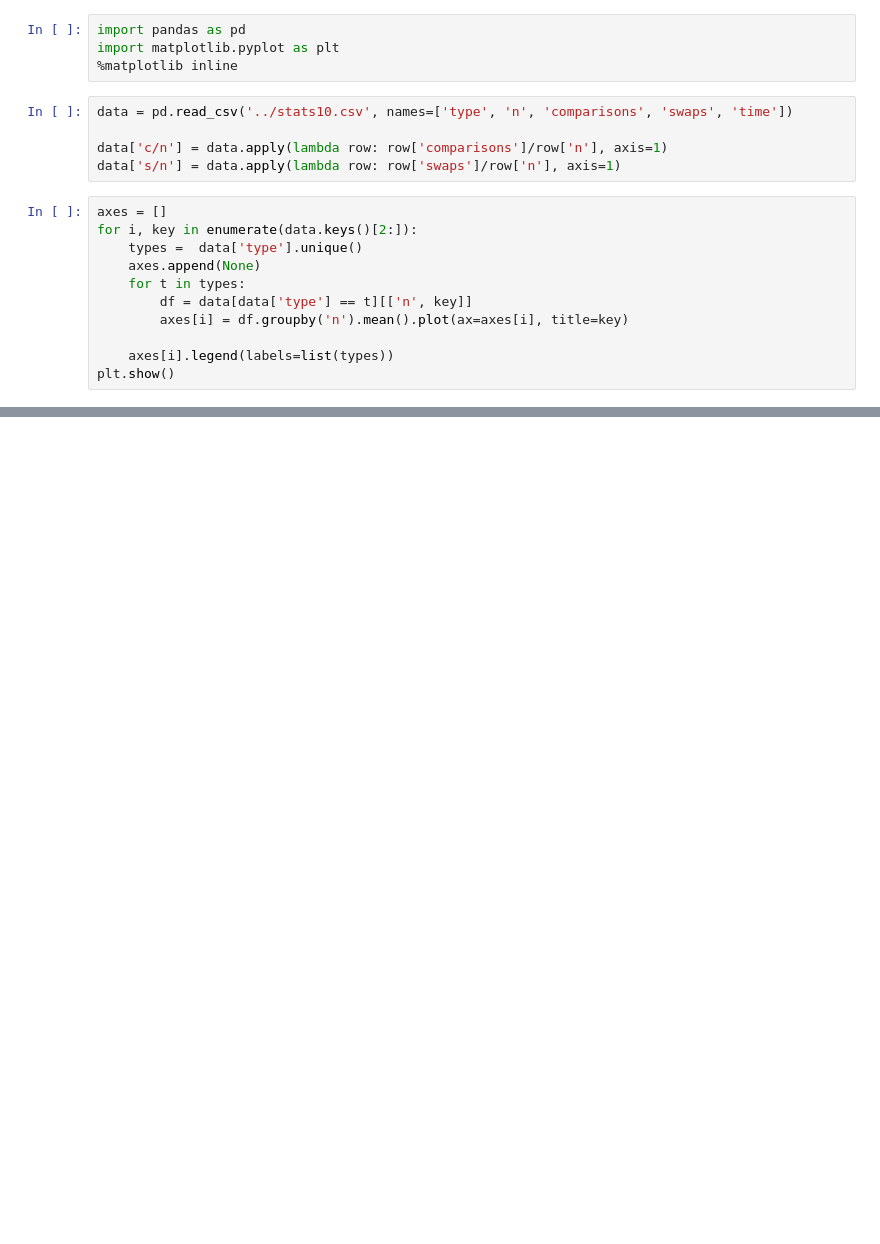
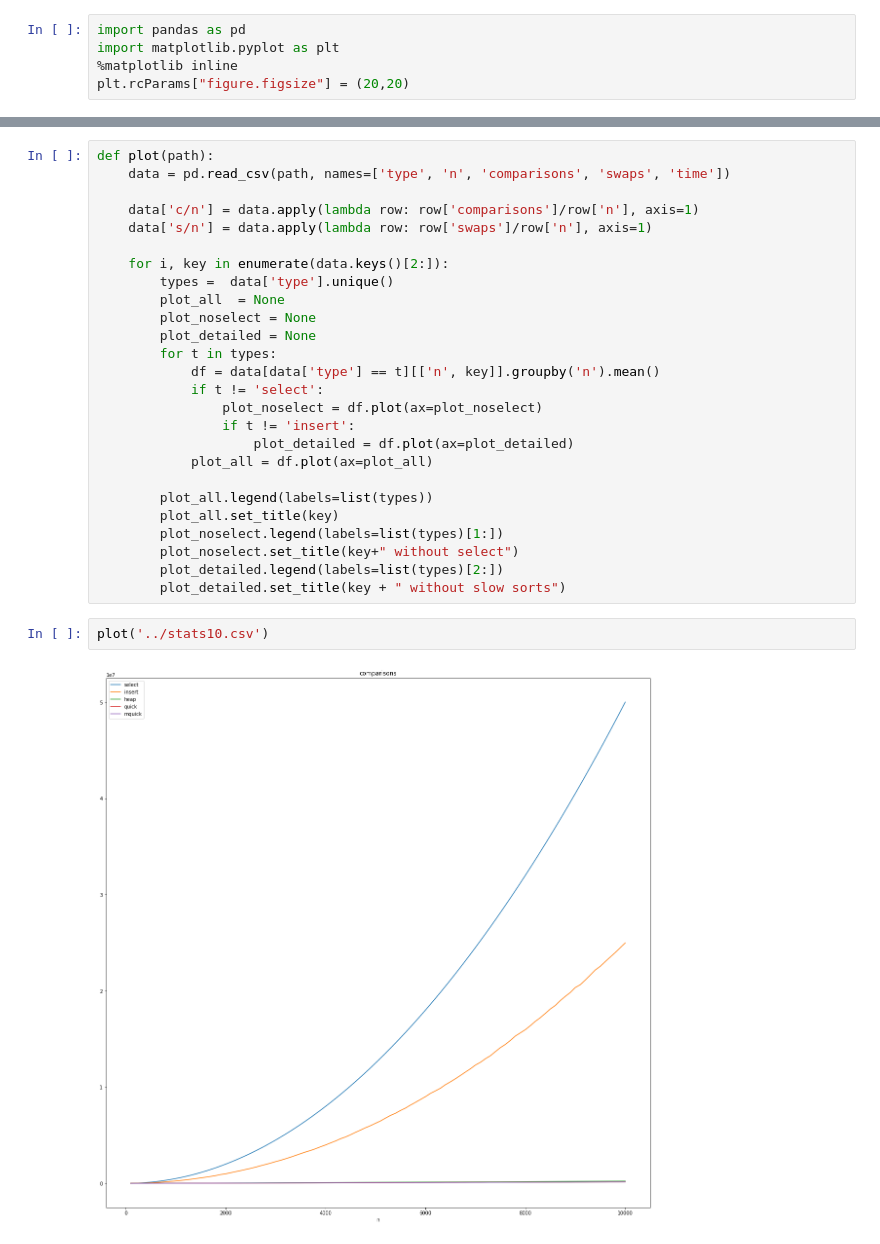
Before and after one commit to pawel-wlk/sorting, a Jupyter notebook: plots/Sorting plots.ipynb, the cells around one changed output, grey strips where cells are left out. Cells and saved outputs as stored; diff of their text form; blank space fills up the shorter version.

Commit message:
improved graphs

```diff
--- a/plots/Sorting plots.ipynb
+++ b/plots/Sorting plots.ipynb
@@ -2,19 +2,4 @@
 import pandas as pd
 import matplotlib.pyplot as plt
 %matplotlib inline
+plt.rcParams["figure.figsize"] = (20,20)
-# %%
-data = pd.read_csv('../stats10.csv', names=['type', 'n', 'comparisons', 'swaps', 'time'])
-
-data['c/n'] = data.apply(lambda row: row['comparisons']/row['n'], axis=1)
-data['s/n'] = data.apply(lambda row: row['swaps']/row['n'], axis=1)
-# %%
-axes = []
-for i, key in enumerate(data.keys()[2:]):
-    types =  data['type'].unique()
-    axes.append(None)
-    for t in types:
-        df = data[data['type'] == t][['n', key]]
-        axes[i] = df.groupby('n').mean().plot(ax=axes[i], title=key)
-
-    axes[i].legend(labels=list(types))
-plt.show()
@@ -26,0 +6,30 @@ plt.show()
+# %%
+def plot(path):
+    data = pd.read_csv(path, names=['type', 'n', 'comparisons', 'swaps', 'time'])
+
+    data['c/n'] = data.apply(lambda row: row['comparisons']/row['n'], axis=1)
+    data['s/n'] = data.apply(lambda row: row['swaps']/row['n'], axis=1)
+
+    for i, key in enumerate(data.keys()[2:]):
+        types =  data['type'].unique()
+        plot_all  = None
+        plot_noselect = None
+        plot_detailed = None
+        for t in types:
+            df = data[data['type'] == t][['n', key]].groupby('n').mean()
+            if t != 'select':
+                plot_noselect = df.plot(ax=plot_noselect)
+                if t != 'insert':
+                    plot_detailed = df.plot(ax=plot_detailed)
+            plot_all = df.plot(ax=plot_all)
+
+        plot_all.legend(labels=list(types))
+        plot_all.set_title(key)
+        plot_noselect.legend(labels=list(types)[1:])
+        plot_noselect.set_title(key+" without select")
+        plot_detailed.legend(labels=list(types)[2:])
+        plot_detailed.set_title(key + " without slow sorts")
+# %%
+plot('../stats10.csv')
+# %% [output]
+[figure, added]
```
Also changed, not shown: parts of 2 cells of this notebook, 1 other file.
